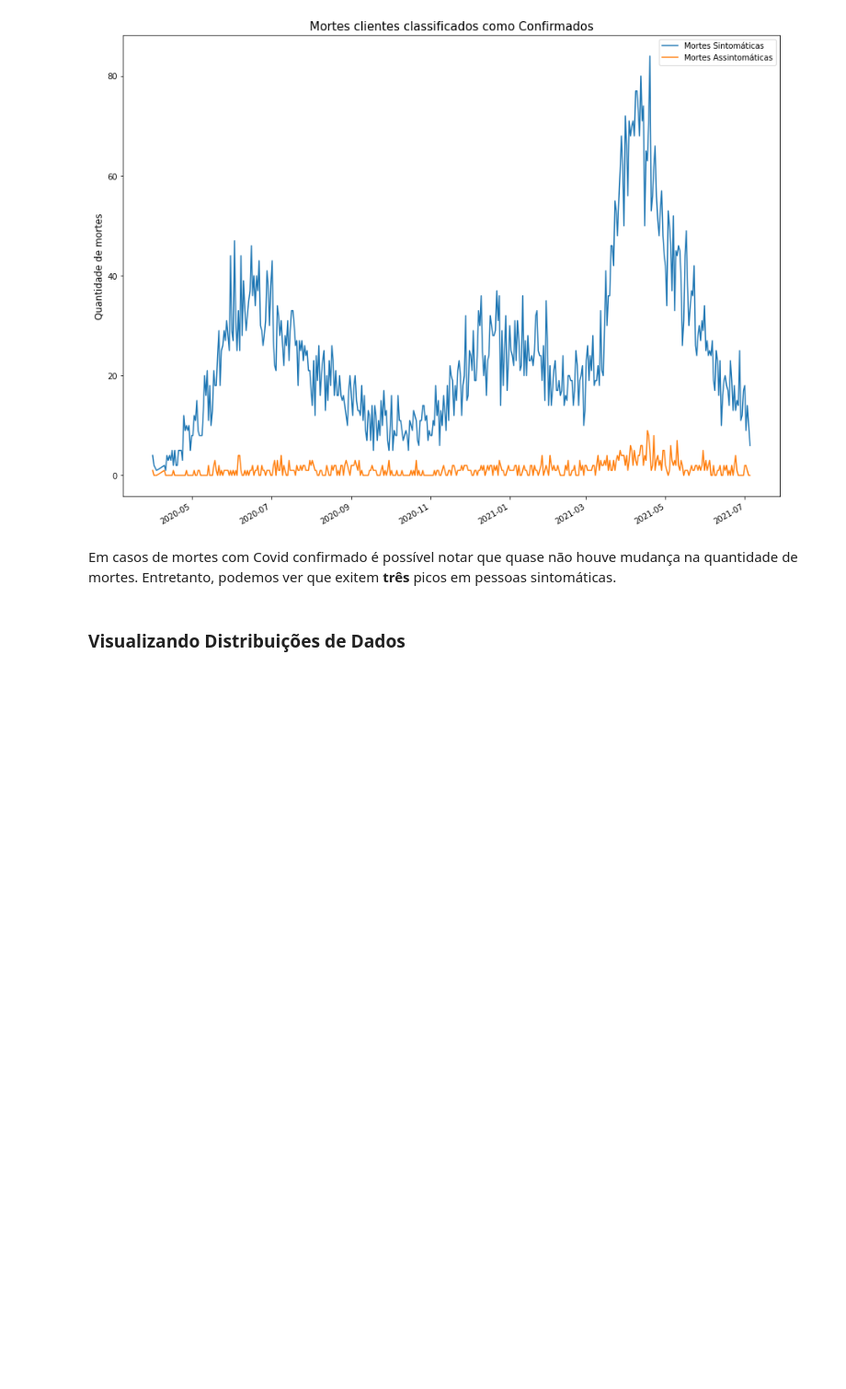
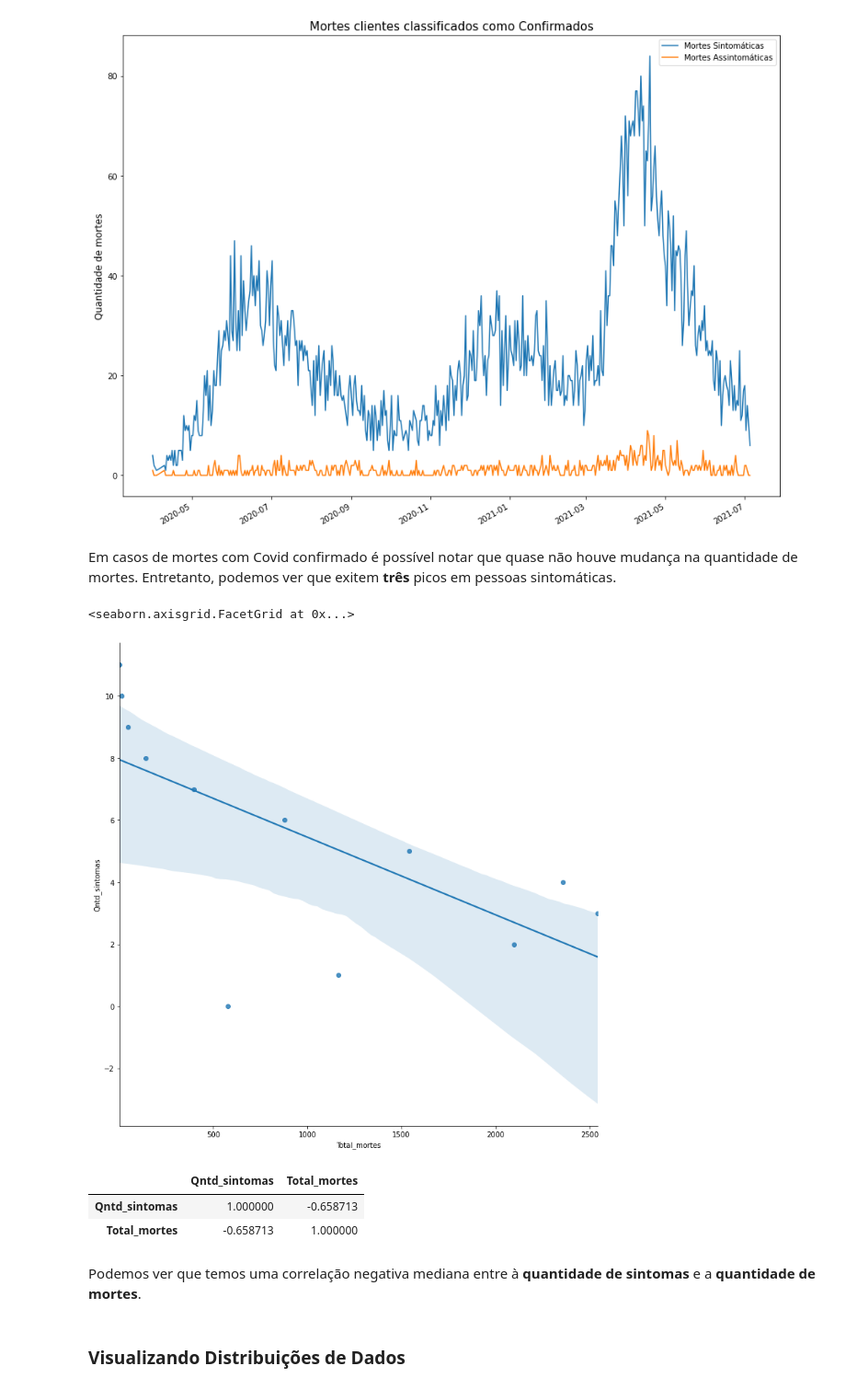
Before and after one commit to uallasleles/VUPS-MentoriaDSA2021, a Jupyter notebook: lab/03-Exploratory-Data-Analysis.ipynb, the cells around one changed output. Shown at 92% size. Drawn from its saved outputs; the diff is of its cells as text; code cells hidden in the pictures; blank space fills up the shorter version.

Commit message:
Update 03-Exploratory-Data-Analysis.ipynb
Podemos ver que temos uma correlação negativa mediana entre à **quantidade de sintomas** e a quantidade de mortes.

Co-Authored-By: VictorSRocha <63877818+VictorSRocha@users.noreply.github.com>

```diff
--- a/lab/03-Exploratory-Data-Analysis.ipynb
+++ b/lab/03-Exploratory-Data-Analysis.ipynb
@@ -168,6 +168,21 @@ Text(0.5, 1.0, 'Mortes clientes classificados como Confirmados')
 [figure]
 # %% [markdown]
 Em casos de mortes com Covid confirmado é possível notar que quase não houve mudança na quantidade de mortes. Entretanto, podemos ver que exitem **três** picos em pessoas sintomáticas.
+# %%
+sintomasXmortes = confirmados.groupby(['Qntd_sintomas']).size().to_frame('Total_mortes')
+sintomasXmortes = sintomasXmortes.reset_index()
+sns.lmplot(data=sintomasXmortes, y='Qntd_sintomas', x='Total_mortes', height=10)
+# %% [output]
+<seaborn.axisgrid.FacetGrid at 0x...>
+[figure, added]
+# %%
+sintomasXmortes.corr()
+# %% [output]
+|  | Qntd_sintomas | Total_mortes |
+| Qntd_sintomas | 1.000000 | -0.658713 |
+| Total_mortes | -0.658713 | 1.000000 |
+# %% [markdown]
+Podemos ver que temos uma correlação negativa mediana entre à **quantidade de sintomas** e a **quantidade de mortes**.
 # %% [markdown]
 ### Visualizando Distribuições de Dados
 # %% [markdown]
```
